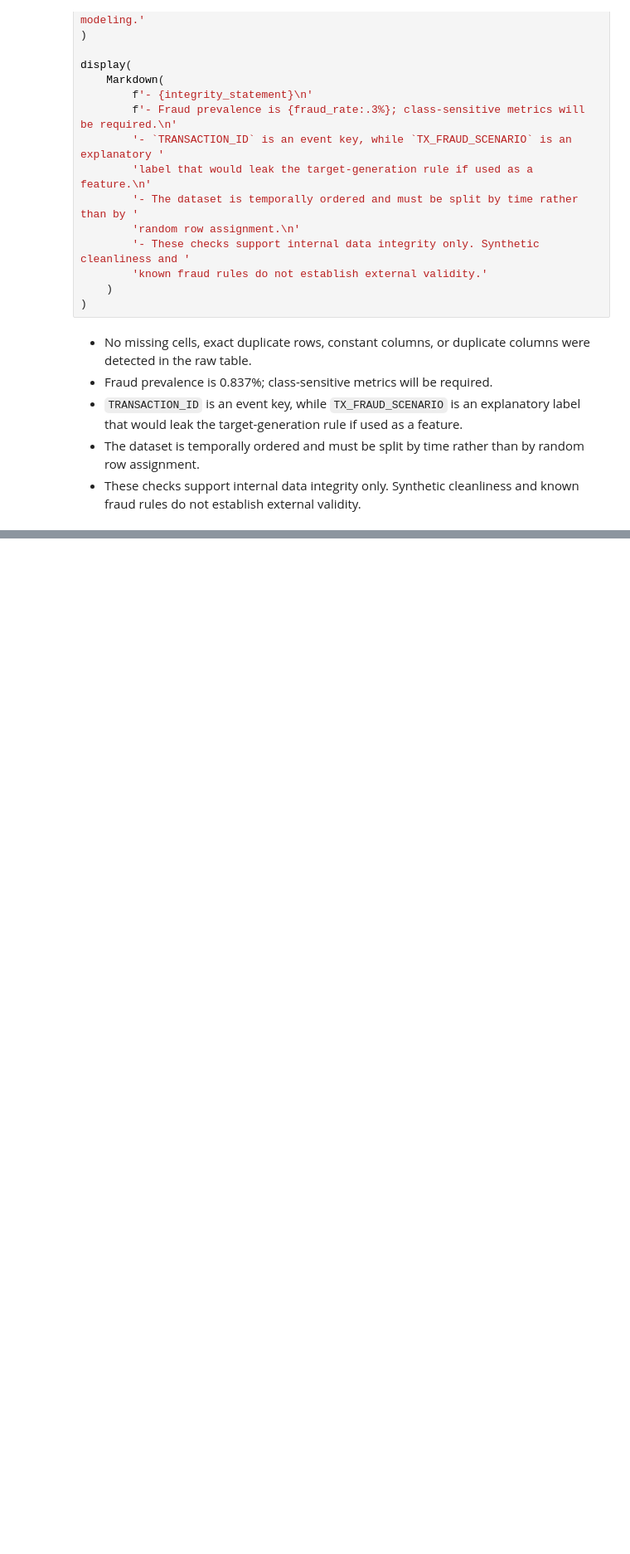
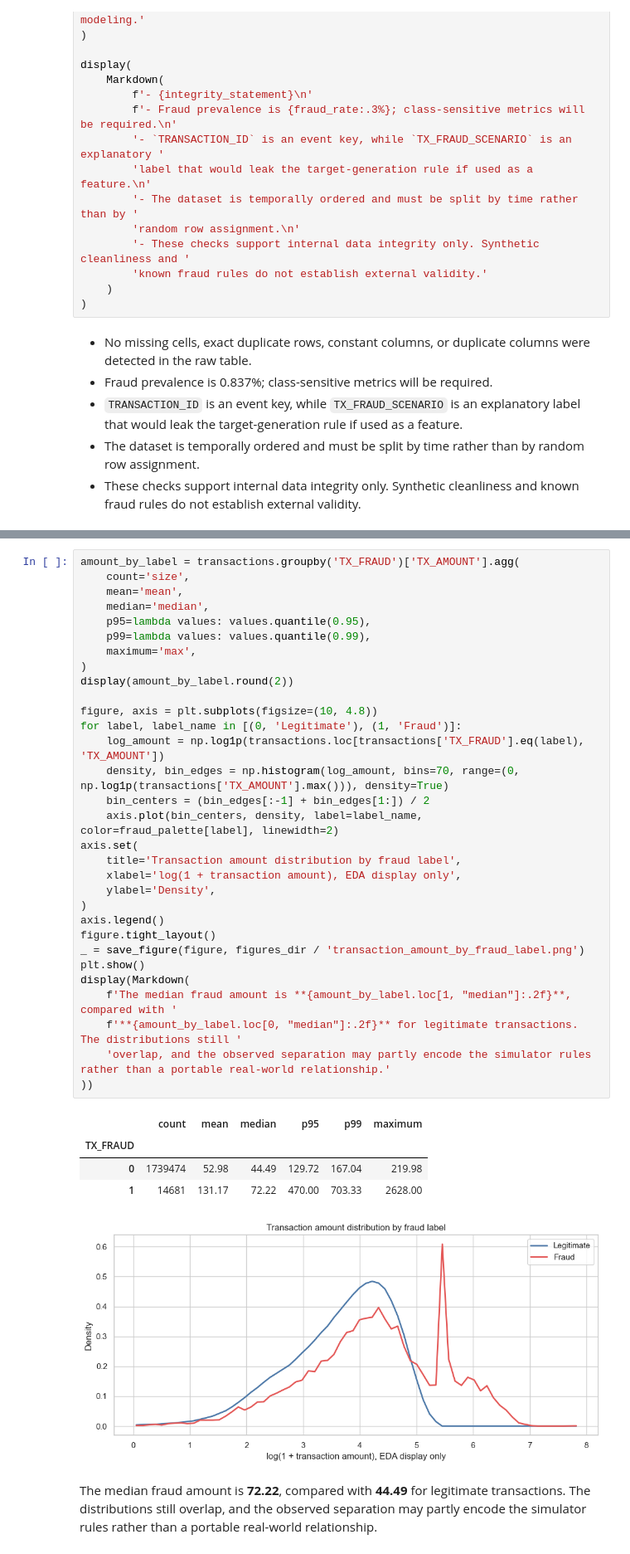
Before and after one commit to PolarScorpion/data-science-in-cyber, a Jupyter notebook: notebooks/main_analysis.ipynb, the cells around one changed output, grey strips where cells are left out. Shown at 83% size. Drawn from its saved outputs; the diff is of its cells as text; blank space fills up the shorter version.

```diff
--- a/notebooks/main_analysis.ipynb
+++ b/notebooks/main_analysis.ipynb
@@ -389,0 +597,38 @@ display(
+# %%
+amount_by_label = transactions.groupby('TX_FRAUD')['TX_AMOUNT'].agg(
+    count='size',
+    mean='mean',
+    median='median',
+    p95=lambda values: values.quantile(0.95),
+    p99=lambda values: values.quantile(0.99),
+    maximum='max',
+)
+display(amount_by_label.round(2))
+
+figure, axis = plt.subplots(figsize=(10, 4.8))
+for label, label_name in [(0, 'Legitimate'), (1, 'Fraud')]:
+    log_amount = np.log1p(transactions.loc[transactions['TX_FRAUD'].eq(label), 'TX_AMOUNT'])
+    density, bin_edges = np.histogram(log_amount, bins=70, range=(0, np.log1p(transactions['TX_AMOUNT'].max())), density=True)
+    bin_centers = (bin_edges[:-1] + bin_edges[1:]) / 2
+    axis.plot(bin_centers, density, label=label_name, color=fraud_palette[label], linewidth=2)
+axis.set(
+    title='Transaction amount distribution by fraud label',
+    xlabel='log(1 + transaction amount), EDA display only',
+    ylabel='Density',
+)
+axis.legend()
+figure.tight_layout()
+_ = save_figure(figure, figures_dir / 'transaction_amount_by_fraud_label.png')
+plt.show()
+display(Markdown(
+    f'The median fraud amount is **{amount_by_label.loc[1, "median"]:.2f}**, compared with '
+    f'**{amount_by_label.loc[0, "median"]:.2f}** for legitimate transactions. The distributions still '
+    'overlap, and the observed separation may partly encode the simulator rules rather than a portable real-world relationship.'
+))
+# %% [output]
+|  | count | mean | median | p95 | p99 | maximum |
+| TX_FRAUD |  |  |  |  |  |  |
+| 0 | 1739474 | 52.98 | 44.49 | 129.72 | 167.04 | 219.98 |
+| 1 | 14681 | 131.17 | 72.22 | 470.00 | 703.33 | 2628.00 |
+[figure, added]
+The median fraud amount is **72.22**, compared with **44.49** for legitimate transactions. The distributions still overlap, and the observed separation may partly encode the simulator rules rather than a portable real-world relationship.
```
Also changed, not shown: parts of 26 cells of this notebook, 11 other files.
